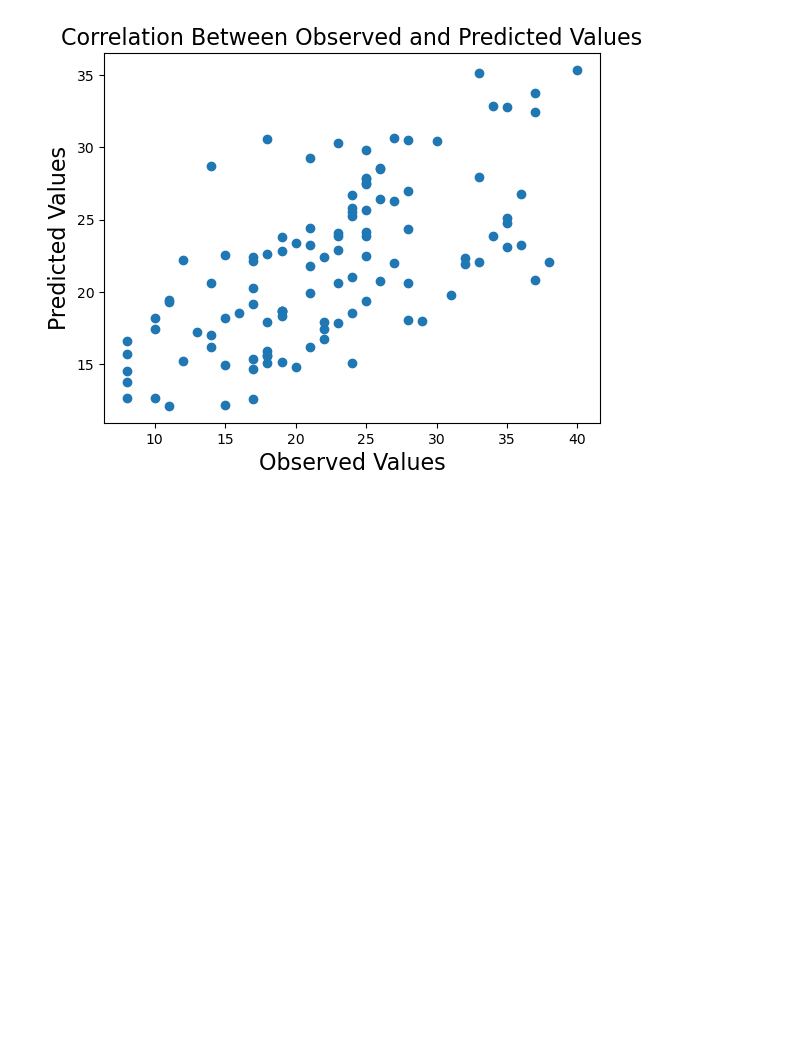
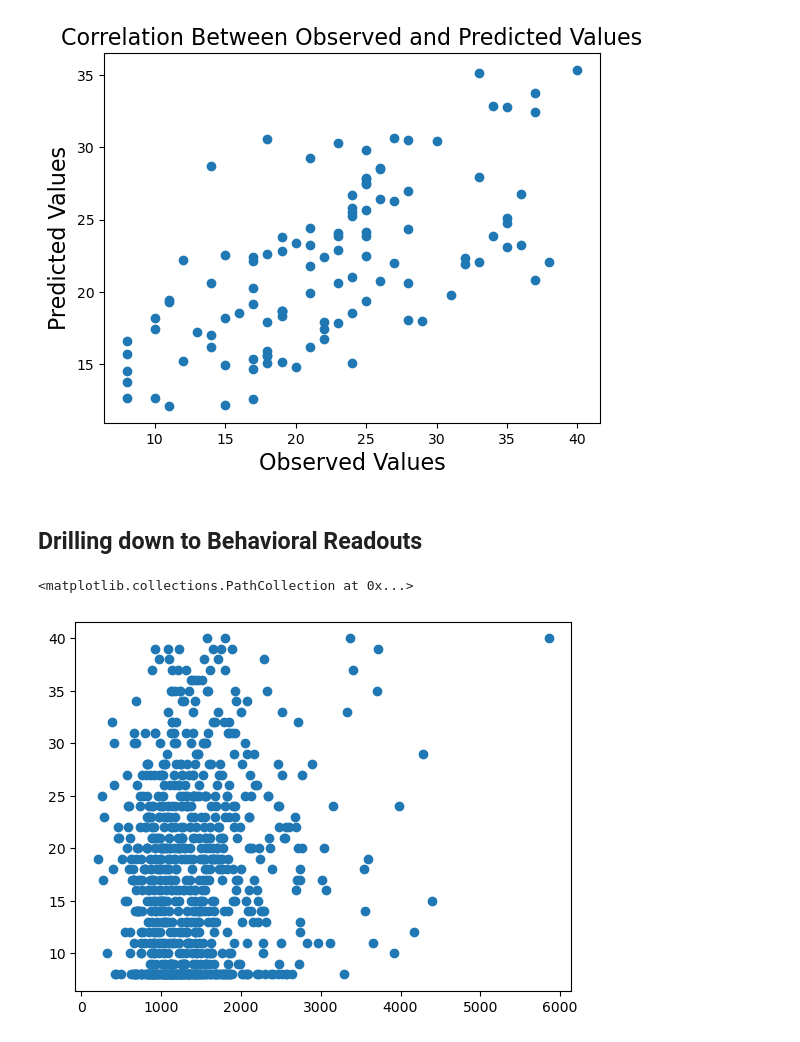
Before and after one commit to HNStaggs/Long-COVID, a Jupyter notebook: LongCOVID_Modeling.ipynb, the cells around one changed output. Cells and saved outputs as stored; diff of their text form; code cells hidden in the pictures; blank space fills up the shorter version.

```diff
--- a/LongCOVID_Modeling.ipynb
+++ b/LongCOVID_Modeling.ipynb
@@ -2827,3 +2894,5 @@ plt.title('Correlation Between Observed and Predicted Values', fontsize = 16)
 plt.savefig('ResidualCorrL1Reg.png')
 # %% [output]
 [figure]
+# %% [markdown]
+## Drilling down to Behavioral Readouts
@@ -2829,0 +2904,5 @@ plt.savefig('ResidualCorrL1Reg.png')
+# %%
+plt.scatter(pcs_c['vs_a_rt_mn_l'], pcs_c['promis_score'])
+# %% [output]
+<matplotlib.collections.PathCollection at 0x...>
+[figure, added]
```
Also changed, not shown: parts of 21 cells of this notebook, 2 other files.
